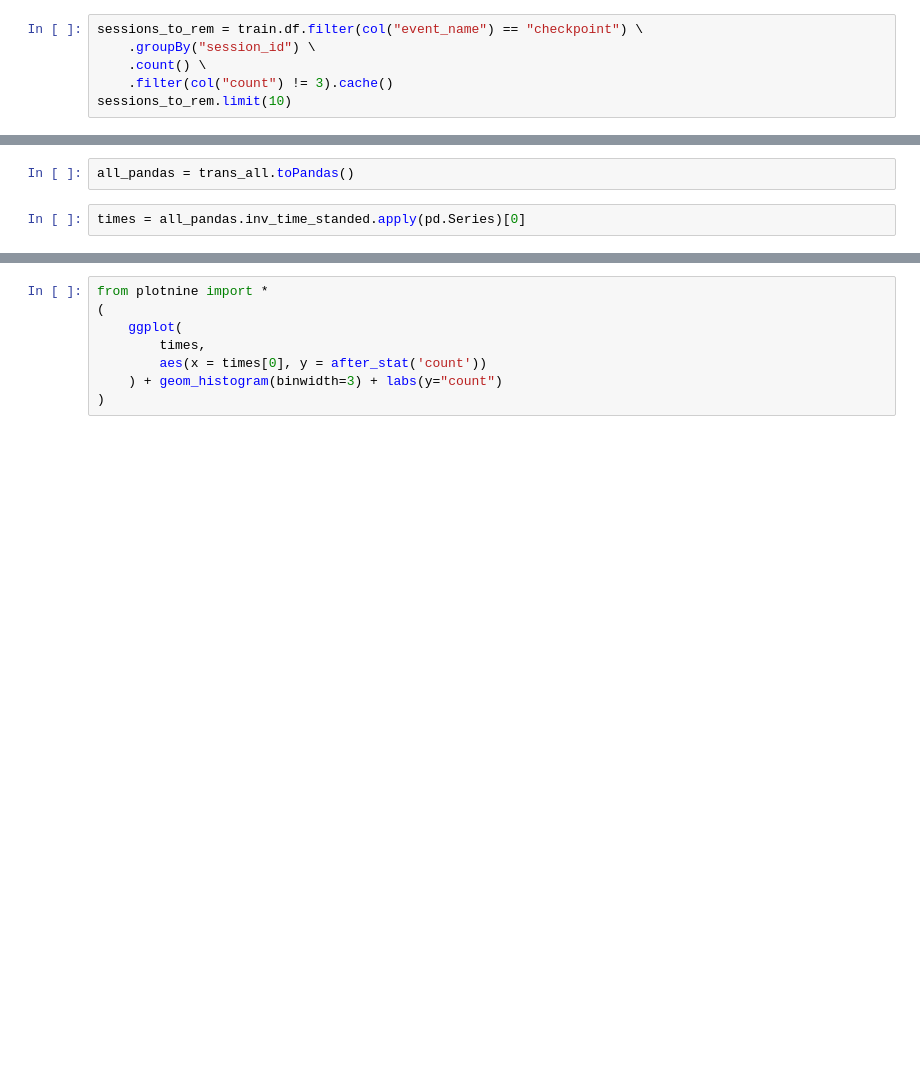
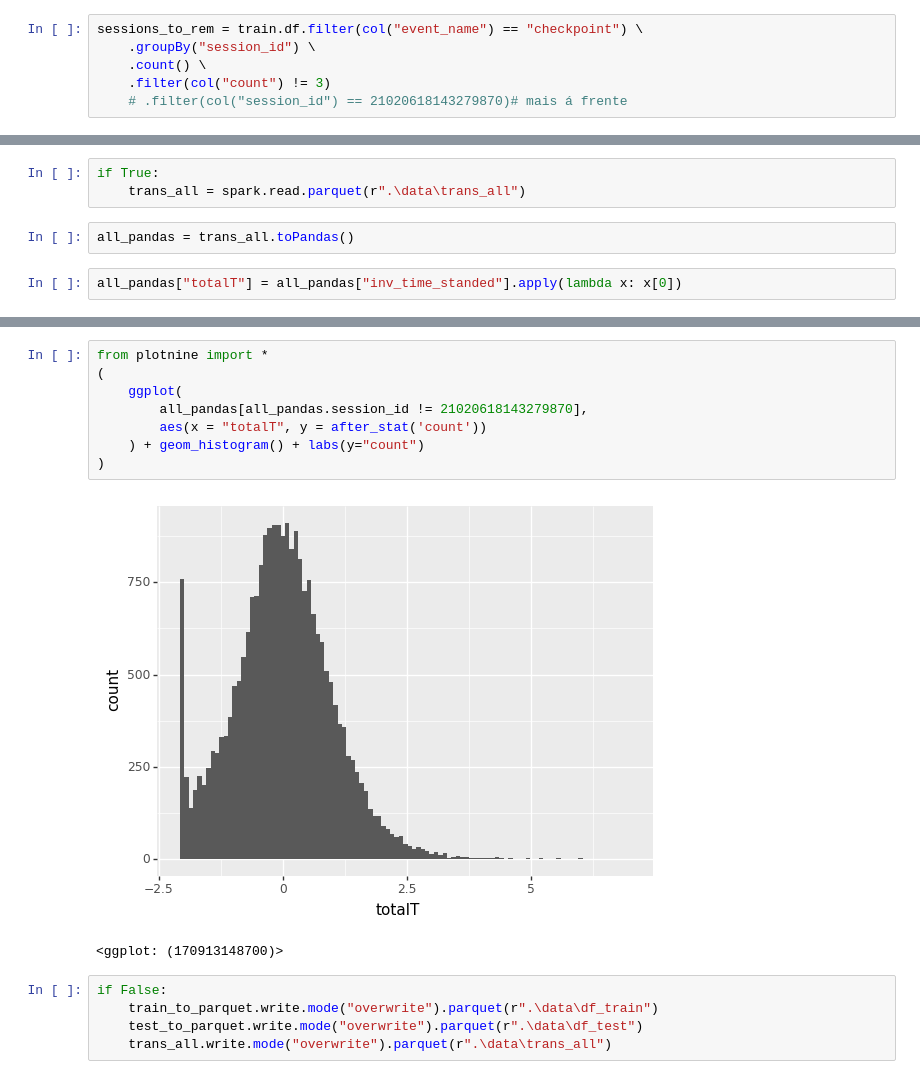
Before and after one commit to notPlancha/pbd, a Jupyter notebook: 2-cleanup_e_features.ipynb, the cells around one changed output, grey strips where cells are left out. Cells and saved outputs as stored; diff of their text form; blank space fills up the shorter version.

```diff
--- a/2-cleanup_e_features.ipynb
+++ b/2-cleanup_e_features.ipynb
@@ -41,5 +41,5 @@ sns.histplot(x = elapsedTimes["total_hours"], binwidth = 3)
 sessions_to_rem = train.df.filter(col("event_name") == "checkpoint") \
     .groupBy("session_id") \
     .count() \
-    .filter(col("count") != 3).cache()
-sessions_to_rem.limit(10)
+    .filter(col("count") != 3)
+    # .filter(col("session_id") == 21020618143279870)# mais á frente
@@ -170,4 +152,7 @@ if True:
+# %%
+if True:
+    trans_all = spark.read.parquet(r".\data\trans_all")
 # %%
 all_pandas = trans_all.toPandas()
 # %%
-times = all_pandas.inv_time_standed.apply(pd.Series)[0]
+all_pandas["totalT"] = all_pandas["inv_time_standed"].apply(lambda x: x[0])
@@ -176,8 +195,16 @@ NameError: name 'pd' is not defined
 # %%
 from plotnine import *
 (
     ggplot(
-        times,
-        aes(x = times[0], y = after_stat('count'))
-    ) + geom_histogram(binwidth=3) + labs(y="count")
+        all_pandas[all_pandas.session_id != 21020618143279870],
+        aes(x = "totalT", y = after_stat('count'))
+    ) + geom_histogram() + labs(y="count")
 )
+# %% [output]
+[figure, added]
+<ggplot: (170913148700)>
+# %%
+if False:
+    train_to_parquet.write.mode("overwrite").parquet(r".\data\df_train")
+    test_to_parquet.write.mode("overwrite").parquet(r".\data\df_test")
+    trans_all.write.mode("overwrite").parquet(r".\data\trans_all")
```
Also changed, not shown: parts of 8 cells of this notebook, 6 other files.
